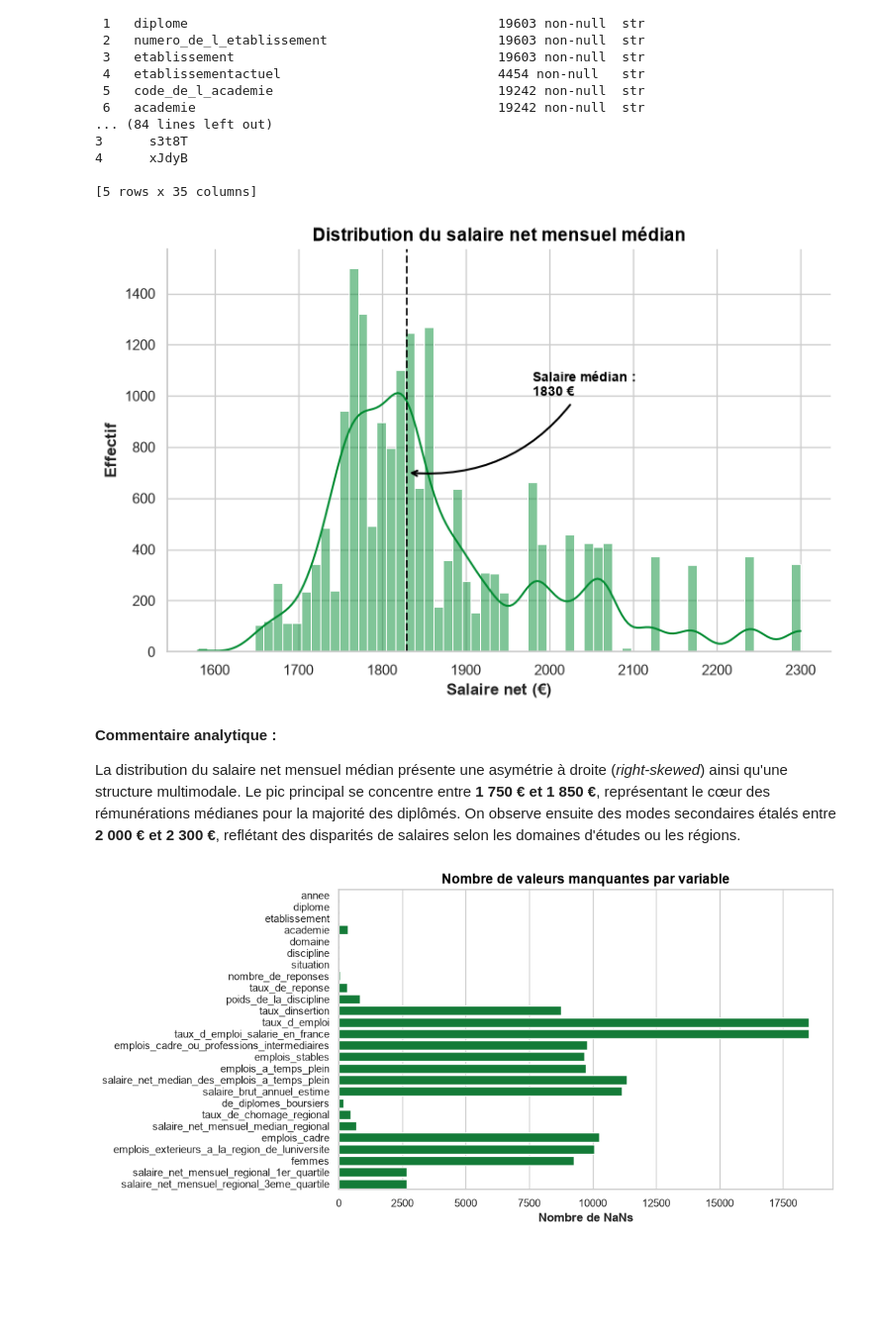
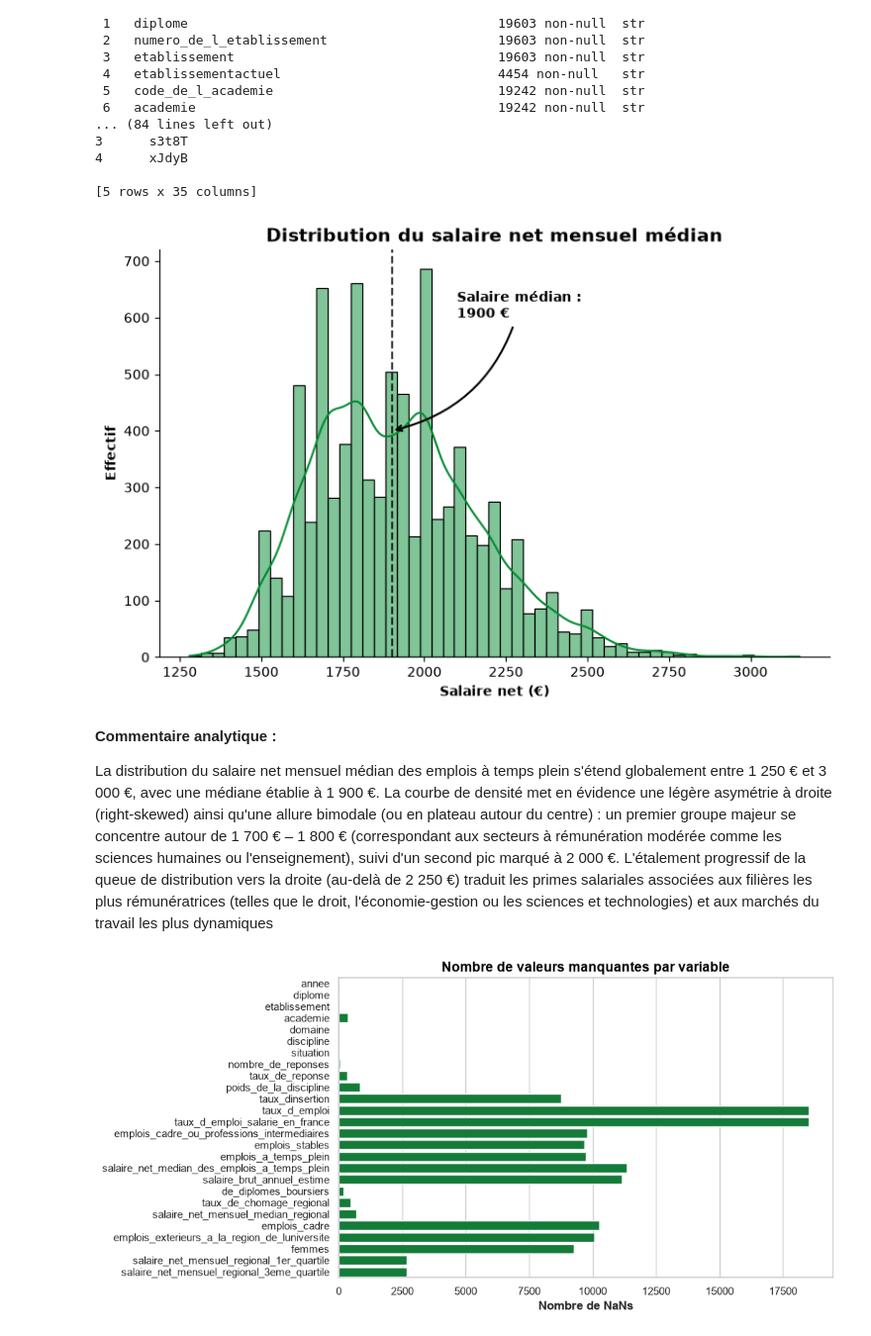
Before and after one commit to kejea23912/Projet_ML, a Jupyter notebook: base.ipynb, the cells around one changed output. Shown at 99% size. Saved outputs shown, nothing was run; the diff lists cells and outputs as text; code cells hidden in the pictures; blank space fills up the shorter version.

Commit message:
changement de code pour améliorer

```diff
--- a/base.ipynb
+++ b/base.ipynb
@@ -85,12 +85,12 @@ for col in cols_numeriques:
     df[col] = pd.to_numeric(df[col], errors="coerce")
 # %%
 
-mediane_salaire = df["salaire_net_mensuel_median_regional"].median()
+mediane_salaire = df["salaire_net_median_des_emplois_a_temps_plein"].median()
 
 plt.figure(figsize=(9, 5.5))
 
 ax = sns.histplot(
-    df["salaire_net_mensuel_median_regional"].dropna(),
+    df["salaire_net_median_des_emplois_a_temps_plein"].dropna(),
     kde=True,
     color="#038C33FF",
 )
@@ -98,42 +98,42 @@ ax = sns.histplot(
 plt.axvline(
     x=mediane_salaire, color="#000000", linestyle="--", linewidth=1.5, alpha=0.8
 )
 
 ax.annotate(
     text=f"Salaire médian :\n{mediane_salaire:.0f} €",
-    xy=(mediane_salaire, 700),
+    xy=(mediane_salaire, 400),
     xytext=(
-        mediane_salaire + 150,
-        1000,
+        mediane_salaire + 200,
+        600,
     ),
     arrowprops=dict(
         arrowstyle="->",
         connectionstyle="arc3,rad=-0.3",
         color="#000000",
         lw=1.5,
     ),
     fontsize=10,
     fontweight="bold",
     color="#000000",
     ha="left",
 )
 
 
 plt.title(
     "Distribution du salaire net mensuel médian", fontsize=14, fontweight="bold", color="#000000"
 )
 plt.xlabel("Salaire net (€)", fontweight="bold")
 plt.ylabel("Effectif", fontweight="bold")
 sns.despine()
 
 plt.show()
 # %% [output]
-[figure, old version]
+[figure, new version]
 # %% [markdown]
 
 **Commentaire analytique  :**
 
-La distribution du salaire net mensuel médian présente une asymétrie à droite (*right-skewed*) ainsi qu'une structure multimodale. Le pic principal se concentre entre **1 750 € et 1 850 €**, représentant le cœur des rémunérations médianes pour la majorité des diplômés. On observe ensuite des modes secondaires étalés entre **2 000 € et 2 300 €**, reflétant des disparités de salaires selon les domaines d'études ou les régions.
+La distribution du salaire net mensuel médian des emplois à temps plein s'étend globalement entre 1 250 € et 3 000 €, avec une médiane établie à 1 900 €. La courbe de densité met en évidence une légère asymétrie à droite (right-skewed) ainsi qu'une allure bimodale (ou en plateau autour du centre) : un premier groupe majeur se concentre autour de 1 700 € – 1 800 € (correspondant aux secteurs à rémunération modérée comme les sciences humaines ou l'enseignement), suivi d'un second pic marqué à 2 000 €. L'étalement progressif de la queue de distribution vers la droite (au-delà de 2 250 €) traduit les primes salariales associées aux filières les plus rémunératrices (telles que le droit, l'économie-gestion ou les sciences et technologies) et aux marchés du travail les plus dynamiques
 # %%
 plt.figure(figsize=(9, 5.5))
 sns.barplot(x=df.isnull().sum(), y=df.columns, color="#038C33FF")
```
Also changed, not shown: parts of 2 cells of this notebook.
